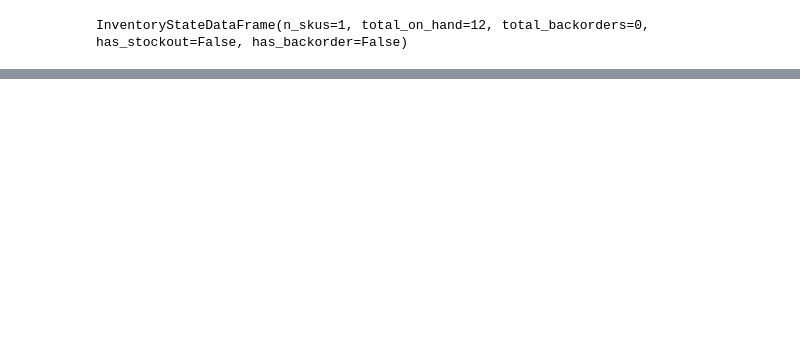
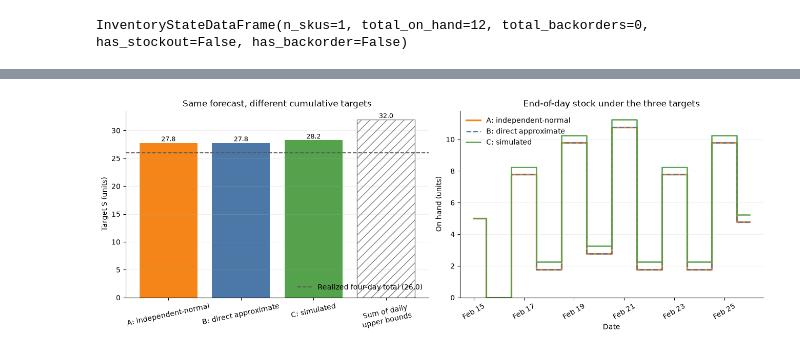
Before and after one commit to FilTheo/stockcast, a Jupyter notebook: examples/notebooks/04e_cumulative_target_methods.ipynb, the cells around one changed output, grey strips where cells are left out. Saved outputs shown, nothing was run; the diff lists cells and outputs as text; code cells hidden in the pictures; blank space fills up the shorter version.

```diff
--- a/examples/notebooks/04e_cumulative_target_methods.ipynb
+++ b/examples/notebooks/04e_cumulative_target_methods.ipynb
@@ -341,21 +329,12 @@ opening_inventory
 # %% [output]
 InventoryStateDataFrame(n_skus=1, total_on_hand=12, total_backorders=0, has_stockout=False, has_backorder=False)
 # %%
+from stockcast.core import SimulationEngine
+
 # Three branches, one shared demand calendar and timing contract.
 comparison = SimulationEngine().run_comparison(
-    policies=[policy_independent, policy_approx, policy_simulated],
-    labels=[
-        'A: independent-normal',
-        'B: direct approximate',
-        'C: simulated',
-    ],
+    policies=policies,
+    labels=LABELS,
     demand_source=holdout,
     inventory=opening_inventory,
-    # Place the first policy order before the first held-out demand arrives.
-    # Score the same twelve held-out days as Notebook 04c.
 )
-
-print('Scoring summaries by construction')
-for label, branch in comparison.results.items():
-    print(f'\n{label}')
-    print(pd.DataFrame([branch.summary()]).round(3).to_string(index=False))
@@ -430,0 +383,72 @@ Stockcast validates the handoff and accounts for inventory outcomes. Forecast ca
+# %%
+import matplotlib.dates as mdates
+
+A_COLOR = "#F58518"
+B_COLOR = "#4C78A8"
+C_COLOR = "#54A24B"
+branch_colors = dict(zip(LABELS, [A_COLOR, B_COLOR, C_COLOR]))
+daily_upper_sum = float(daily_forecast_output["daily_upper_95"].sum())
+
+fig, axes = plt.subplots(1, 2, figsize=(13, 4.6), layout="constrained")
+
+# Left: the targets, the demand later observed, and the sum of daily bounds.
+bars = axes[0].bar(
+    comparison_targets["method"],
+    comparison_targets["protection_target"],
+    color=list(branch_colors.values()),
+)
+axes[0].bar(
+    ["Sum of daily\nupper bounds"],
+    [daily_upper_sum],
+    color="none",
+    edgecolor="0.5",
+    hatch="//",
+)
+axes[0].axhline(
+    realized_total,
+    color="0.35",
+    linestyle="--",
+    linewidth=1.4,
+    label=f"Realized four-day total ({realized_total:.1f})",
+)
+for bar in [*bars, *axes[0].patches[3:]]:
+    axes[0].text(
+        bar.get_x() + bar.get_width() / 2,
+        bar.get_height() + 0.3,
+        f"{bar.get_height():.1f}",
+        ha="center",
+        fontsize=9,
+    )
+axes[0].set(
+    title="Same forecast, different cumulative targets", ylabel="Target S (units)"
+)
+axes[0].tick_params(axis="x", rotation=12)
+axes[0].legend(frameon=False, loc="lower right")
+
+# Right: end-of-day stock; receipts arrive first, then demand is served.
+for label, branch in comparison.results.items():
+    branch_events = branch.to_event_frame(window="all")
+    branch_periods = branch_events.loc[branch_events["event_type"].eq("period")]
+    axes[1].step(
+        branch_periods["date"],
+        branch_periods["ending_on_hand"],
+        where="mid",
+        color=branch_colors[label],
+        linewidth=2.4 if label.startswith("A") else 1.8,
+        linestyle="--" if label.startswith("B") else "-",
+        label=label,
+    )
+axes[1].set(
+    title="End-of-day stock under the three targets",
+    xlabel="Date",
+    ylabel="On hand (units)",
+)
+axes[1].set_xticks(list(branch_periods["date"])[::2])
+axes[1].xaxis.set_major_formatter(mdates.DateFormatter("%b %d"))
+axes[1].tick_params(axis="x", rotation=30)
+axes[1].legend(frameon=False, loc="upper left")
+for ax in axes:
+    style_axis(ax)
+plt.show()
+# %% [output]
+[figure, added]
```
Also changed, not shown: parts of 31 cells of this notebook.
